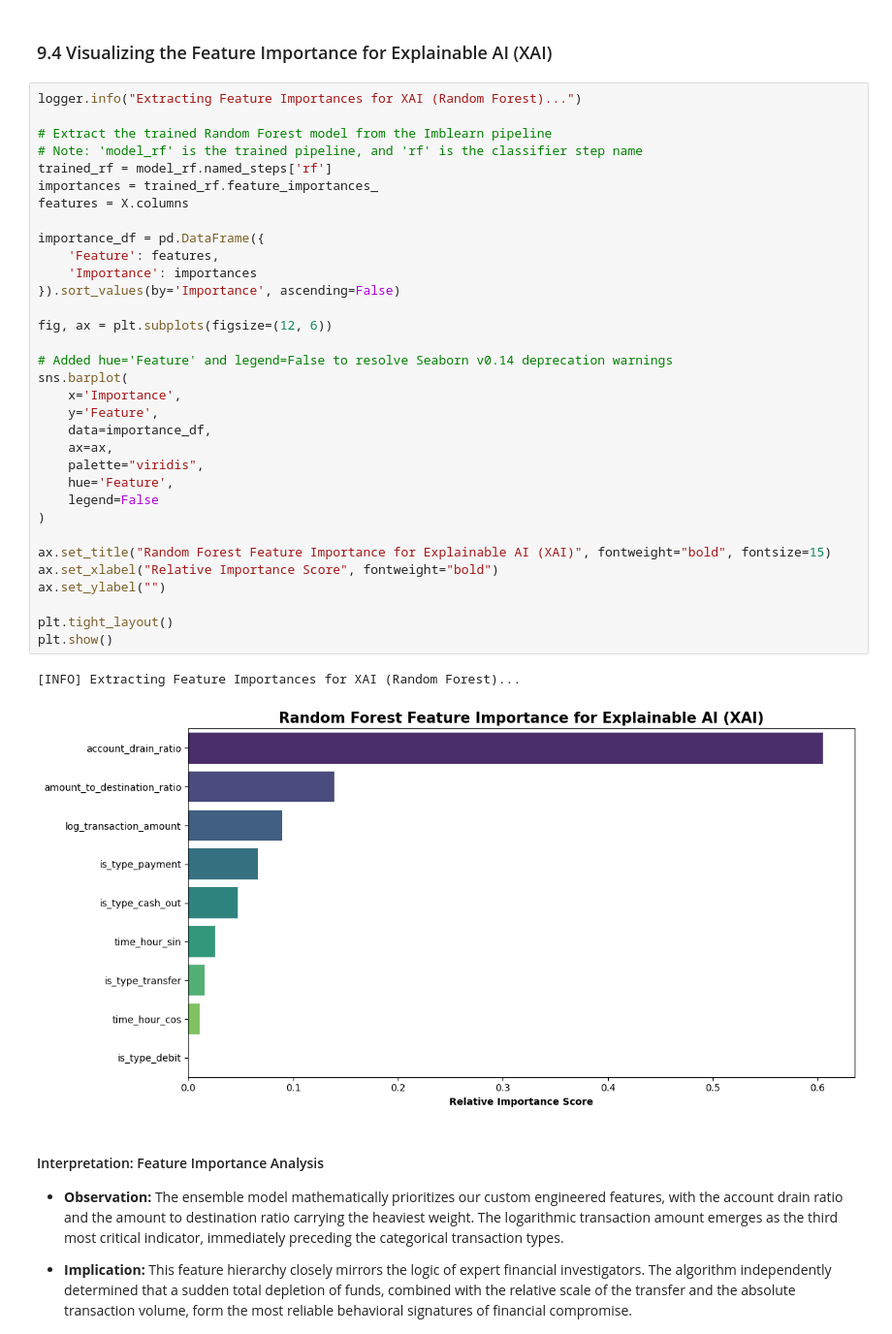
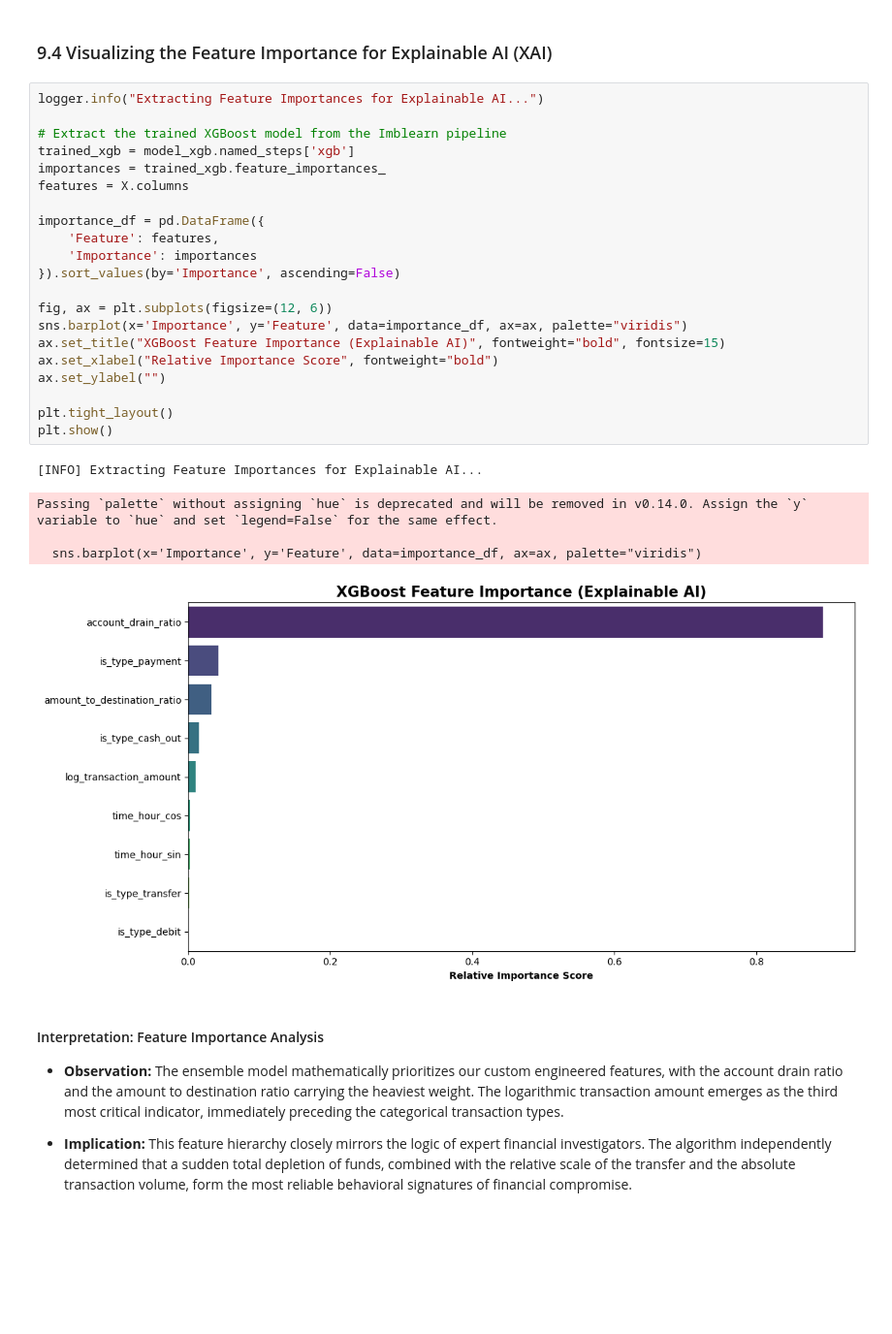
Before and after one commit to Quynh-Trang12/anomaly-watchers-donutpuff, a Jupyter notebook: ml_pipeline/notebooks/01_primary_analysis.ipynb, the cells around one changed output. Shown at 97% size. Cells and saved outputs as stored; diff of their text form; blank space fills up the shorter version.

```diff
--- a/ml_pipeline/notebooks/01_primary_analysis.ipynb
+++ b/ml_pipeline/notebooks/01_primary_analysis.ipynb
@@ -1432,41 +1430,32 @@ plt.show()
 # %% [markdown]
 ### 9.4 Visualizing the Feature Importance for Explainable AI (XAI)
 # %%
-logger.info("Extracting Feature Importances for XAI (Random Forest)...")
+logger.info("Extracting Feature Importances for Explainable AI...")
 
-# Extract the trained Random Forest model from the Imblearn pipeline
-# Note: 'model_rf' is the trained pipeline, and 'rf' is the classifier step name
-trained_rf = model_rf.named_steps['rf']
-importances = trained_rf.feature_importances_
+# Extract the trained XGBoost model from the Imblearn pipeline
+trained_xgb = model_xgb.named_steps['xgb']
+importances = trained_xgb.feature_importances_
 features = X.columns
 
 importance_df = pd.DataFrame({
     'Feature': features,
     'Importance': importances
 }).sort_values(by='Importance', ascending=False)
 
 fig, ax = plt.subplots(figsize=(12, 6))
-
-# Added hue='Feature' and legend=False to resolve Seaborn v0.14 deprecation warnings
-sns.barplot(
-    x='Importance',
-    y='Feature',
-    data=importance_df,
-    ax=ax,
-    palette="viridis",
-    hue='Feature',
-    legend=False
-)
-
-ax.set_title("Random Forest Feature Importance for Explainable AI (XAI)", fontweight="bold", fontsize=15)
+sns.barplot(x='Importance', y='Feature', data=importance_df, ax=ax, palette="viridis")
+ax.set_title("XGBoost Feature Importance (Explainable AI)", fontweight="bold", fontsize=15)
 ax.set_xlabel("Relative Importance Score", fontweight="bold")
 ax.set_ylabel("")
 
 plt.tight_layout()
 plt.show()
 # %% [output]
-[INFO] Extracting Feature Importances for XAI (Random Forest)...
+[INFO] Extracting Feature Importances for Explainable AI...
+Passing `palette` without assigning `hue` is deprecated and will be removed in v0.14.0. Assign the `y` variable to `hue` and set `legend=False` for the same effect.
+
+  sns.barplot(x='Importance', y='Feature', data=importance_df, ax=ax, palette="viridis")
-[figure, old version]
+[figure, new version]
 # %% [markdown]
 #### Interpretation: Feature Importance Analysis
 
```
Also changed, not shown: parts of 6 cells of this notebook, 1 other file.
